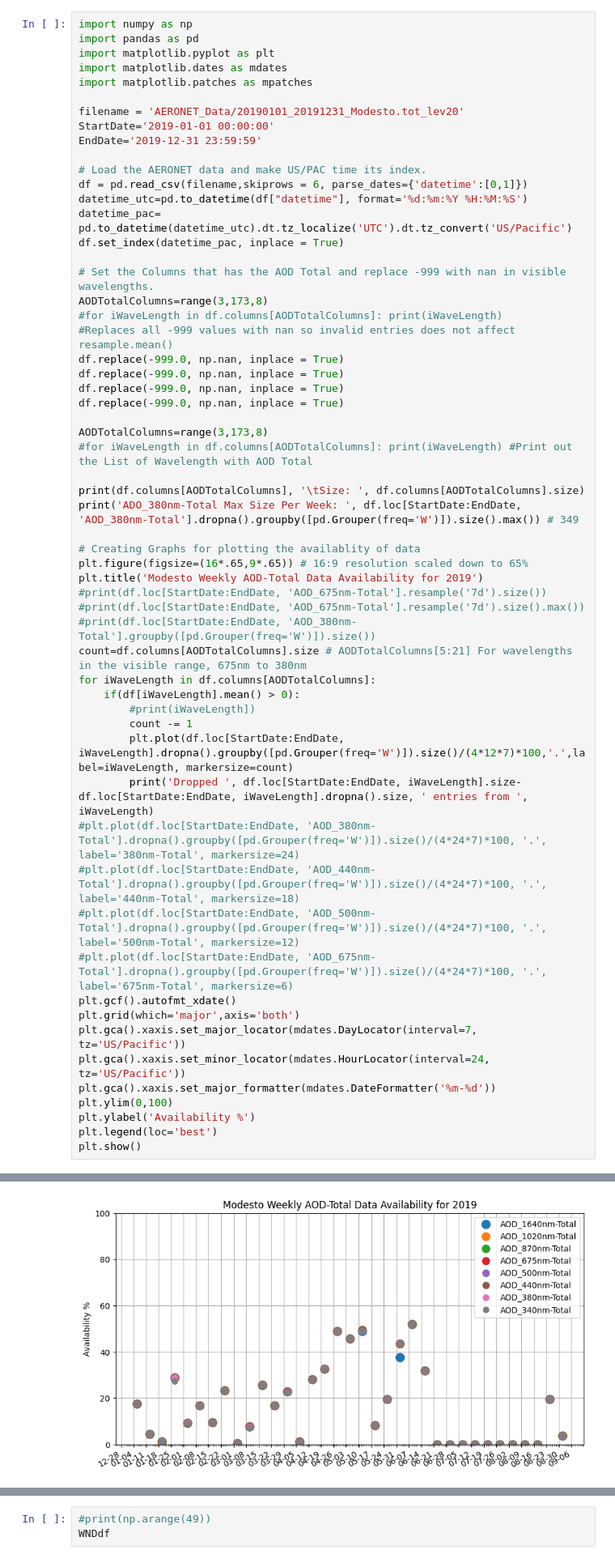
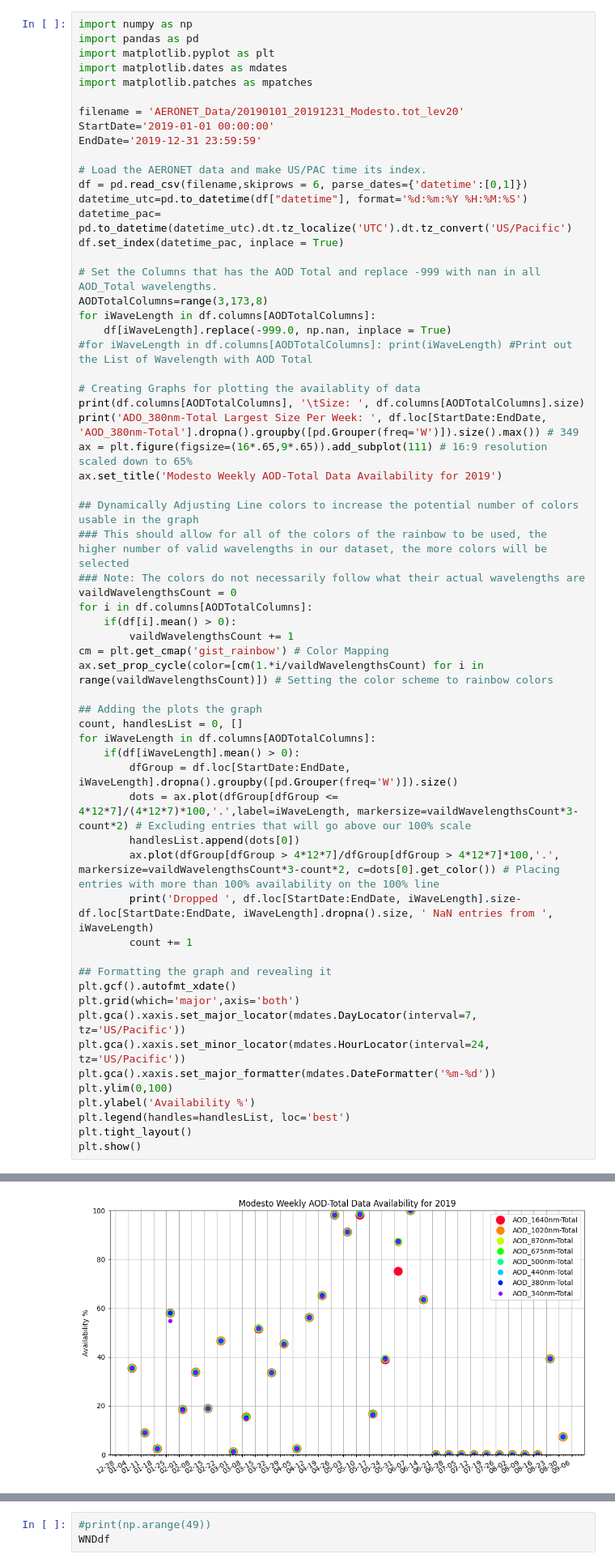
Before and after one commit to wtoslac/airquality, a Jupyter notebook: AirQuality_dev.ipynb, the cells around one changed output, grey strips where cells are left out. Shown at 81% size. Cells and saved outputs as stored; diff of their text form.

```diff
--- a/AirQuality_dev.ipynb
+++ b/AirQuality_dev.ipynb
@@ -19,38 +19,40 @@ datetime_utc=pd.to_datetime(df["datetime"], format='%d:%m:%Y %H:%M:%S')
 datetime_pac= pd.to_datetime(datetime_utc).dt.tz_localize('UTC').dt.tz_convert('US/Pacific')
 df.set_index(datetime_pac, inplace = True)
 
-# Set the Columns that has the AOD Total and replace -999 with nan in visible wavelengths.
+# Set the Columns that has the AOD Total and replace -999 with nan in all AOD_Total wavelengths.
 AODTotalColumns=range(3,173,8)
-#for iWaveLength in df.columns[AODTotalColumns]: print(iWaveLength)
-#Replaces all -999 values with nan so invalid entries does not affect resample.mean()
-df.replace(-999.0, np.nan, inplace = True)
-df.replace(-999.0, np.nan, inplace = True)
-df.replace(-999.0, np.nan, inplace = True)
-df.replace(-999.0, np.nan, inplace = True)
-
-AODTotalColumns=range(3,173,8)
+for iWaveLength in df.columns[AODTotalColumns]:
+    df[iWaveLength].replace(-999.0, np.nan, inplace = True)
 #for iWaveLength in df.columns[AODTotalColumns]: print(iWaveLength) #Print out the List of Wavelength with AOD Total
 
+# Creating Graphs for plotting the availablity of data
 print(df.columns[AODTotalColumns], '\tSize: ', df.columns[AODTotalColumns].size)
-print('ADO_380nm-Total Max Size Per Week: ', df.loc[StartDate:EndDate, 'AOD_380nm-Total'].dropna().groupby([pd.Grouper(freq='W')]).size().max()) # 349
+print('ADO_380nm-Total Largest Size Per Week: ', df.loc[StartDate:EndDate, 'AOD_380nm-Total'].dropna().groupby([pd.Grouper(freq='W')]).size().max()) # 349
+ax = plt.figure(figsize=(16*.65,9*.65)).add_subplot(111) # 16:9 resolution scaled down to 65%
+ax.set_title('Modesto Weekly AOD-Total Data Availability for 2019')
 
-# Creating Graphs for plotting the availablity of data
-plt.figure(figsize=(16*.65,9*.65)) # 16:9 resolution scaled down to 65%
-plt.title('Modesto Weekly AOD-Total Data Availability for 2019')
-#print(df.loc[StartDate:EndDate, 'AOD_675nm-Total'].resample('7d').size())
-#print(df.loc[StartDate:EndDate, 'AOD_675nm-Total'].resample('7d').size().max())
-#print(df.loc[StartDate:EndDate, 'AOD_380nm-Total'].groupby([pd.Grouper(freq='W')]).size())
-count=df.columns[AODTotalColumns].size # AODTotalColumns[5:21] For wavelengths in the visible range, 675nm to 380nm
+## Dynamically Adjusting Line colors to increase the potential number of colors usable in the graph
+### This should allow for all of the colors of the rainbow to be used, the higher number of valid wavelengths in our dataset, the more colors will be selected
+### Note: The colors do not necessarily follow what their actual wavelengths are
+vaildWavelengthsCount = 0
+for i in df.columns[AODTotalColumns]:
+    if(df[i].mean() > 0):
+        vaildWavelengthsCount += 1
+cm = plt.get_cmap('gist_rainbow') # Color Mapping
+ax.set_prop_cycle(color=[cm(1.*i/vaildWavelengthsCount) for i in range(vaildWavelengthsCount)]) # Setting the color scheme to rainbow colors
+
+## Adding the plots the graph
+count, handlesList = 0, []
 for iWaveLength in df.columns[AODTotalColumns]:
     if(df[iWaveLength].mean() > 0):
-        #print(iWaveLength])
-        count -= 1
-        plt.plot(df.loc[StartDate:EndDate, iWaveLength].dropna().groupby([pd.Grouper(freq='W')]).size()/(4*12*7)*100,'.',label=iWaveLength, markersize=count)
-        print('Dropped ', df.loc[StartDate:EndDate, iWaveLength].size-df.loc[StartDate:EndDate, iWaveLength].dropna().size, ' entries from ', iWaveLength)
-#plt.plot(df.loc[StartDate:EndDate, 'AOD_380nm-Total'].dropna().groupby([pd.Grouper(freq='W')]).size()/(4*24*7)*100, '.', label='380nm-Total', markersize=24)
-#plt.plot(df.loc[StartDate:EndDate, 'AOD_440nm-Total'].dropna().groupby([pd.Grouper(freq='W')]).size()/(4*24*7)*100, '.', label='440nm-Total', markersize=18)
-#plt.plot(df.loc[StartDate:EndDate, 'AOD_500nm-Total'].dropna().groupby([pd.Grouper(freq='W')]).size()/(4*24*7)*100, '.', label='500nm-Total', markersize=12)
-#plt.plot(df.loc[StartDate:EndDate, 'AOD_675nm-Total'].dropna().groupby([pd.Grouper(freq='W')]).size()/(4*24*7)*100, '.', label='675nm-Total', markersize=6)
+        dfGroup = df.loc[StartDate:EndDate, iWaveLength].dropna().groupby([pd.Grouper(freq='W')]).size()
+        dots = ax.plot(dfGroup[dfGroup <= 4*12*7]/(4*12*7)*100,'.',label=iWaveLength, markersize=vaildWavelengthsCount*3-count*2) # Excluding entries that will go above our 100% scale
+        handlesList.append(dots[0])
+        ax.plot(dfGroup[dfGroup > 4*12*7]/dfGroup[dfGroup > 4*12*7]*100,'.', markersize=vaildWavelengthsCount*3-count*2, c=dots[0].get_color()) # Placing entries with more than 100% availability on the 100% line
+        print('Dropped ', df.loc[StartDate:EndDate, iWaveLength].size-df.loc[StartDate:EndDate, iWaveLength].dropna().size, ' NaN entries from ', iWaveLength)
+        count += 1
+
+## Formatting the graph and revealing it
 plt.gcf().autofmt_xdate()
 plt.grid(which='major',axis='both')
 plt.gca().xaxis.set_major_locator(mdates.DayLocator(interval=7, tz='US/Pacific'))
@@ -58,7 +60,8 @@ plt.gca().xaxis.set_minor_locator(mdates.HourLocator(interval=24, tz='US/Pacific
 plt.gca().xaxis.set_major_formatter(mdates.DateFormatter('%m-%d'))
 plt.ylim(0,100)
 plt.ylabel('Availability %')
-plt.legend(loc='best')
+plt.legend(handles=handlesList, loc='best')
+plt.tight_layout()
 plt.show()
 # %% [output]
 Index(['AOD_1640nm-Total', 'AOD_1020nm-Total', 'AOD_870nm-Total',
@@ -82,4 +85,4 @@ Dropped  21  entries from  AOD_340nm-Total
-[figure, old version]
+[figure, new version]
 # %%
 import numpy as np
 import pandas as pd
```
Also changed, not shown: parts of 1 cell of this notebook.
